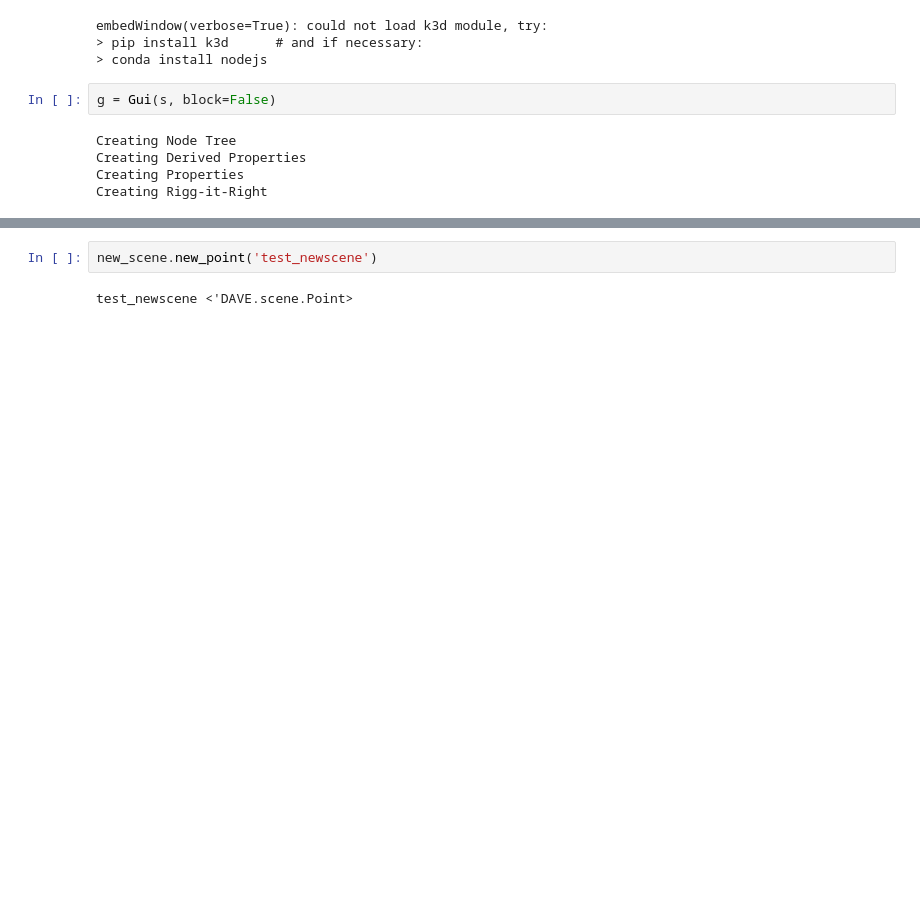
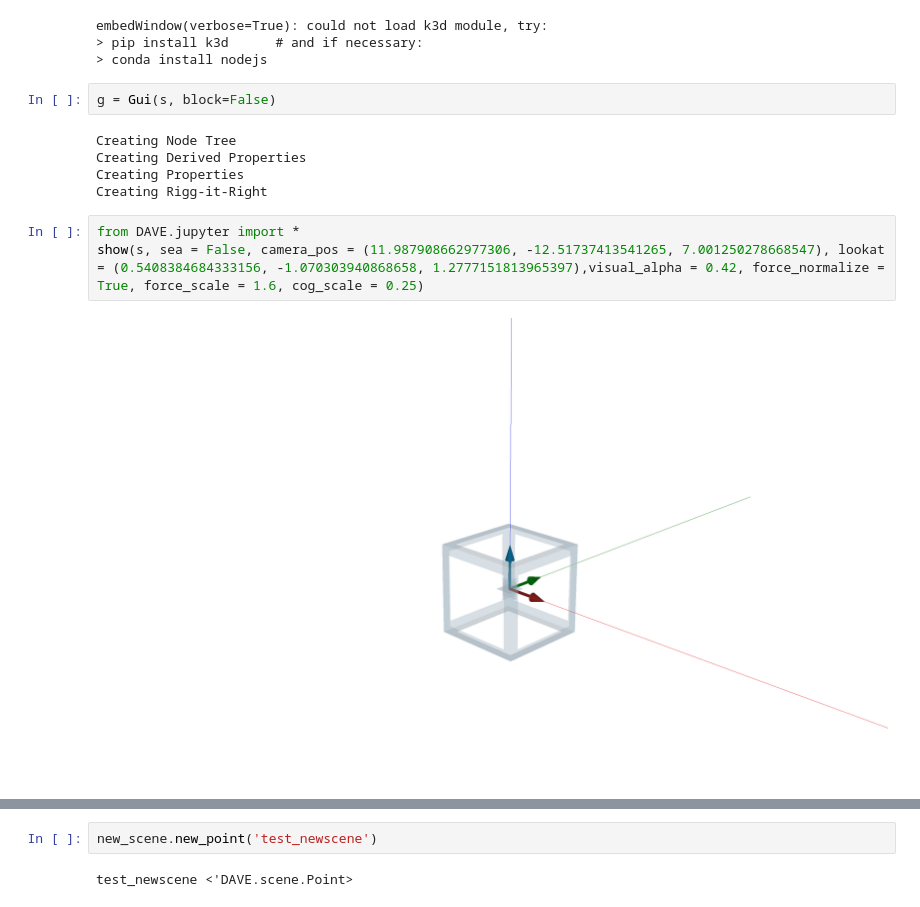
Before and after one commit to RubendeBruin/DAVE-notebooks, a Jupyter notebook: 99 Technical tests/Non-blocking GUI.ipynb, the cells around one changed output, grey strips where cells are left out. Cells and saved outputs as stored; diff of their text form; blank space fills up the shorter version.

```diff
--- a/99 Technical tests/Non-blocking GUI.ipynb
+++ b/99 Technical tests/Non-blocking GUI.ipynb
@@ -31,5 +32,10 @@ Creating Node Tree
 Creating Derived Properties
 Creating Properties
 Creating Rigg-it-Right
+# %%
+from DAVE.jupyter import *
+show(s, sea = False, camera_pos = (11.987908662977306, -12.51737413541265, 7.001250278668547), lookat = (0.5408384684333156, -1.070303940868658, 1.2777151813965397),visual_alpha = 0.42, force_normalize = True, force_scale = 1.6, cog_scale = 0.25)
+# %% [output]
+[figure, added]
 # %%
 new_scene = Scene()
```
Also changed, not shown: parts of 4 cells of this notebook, 13 other files.
